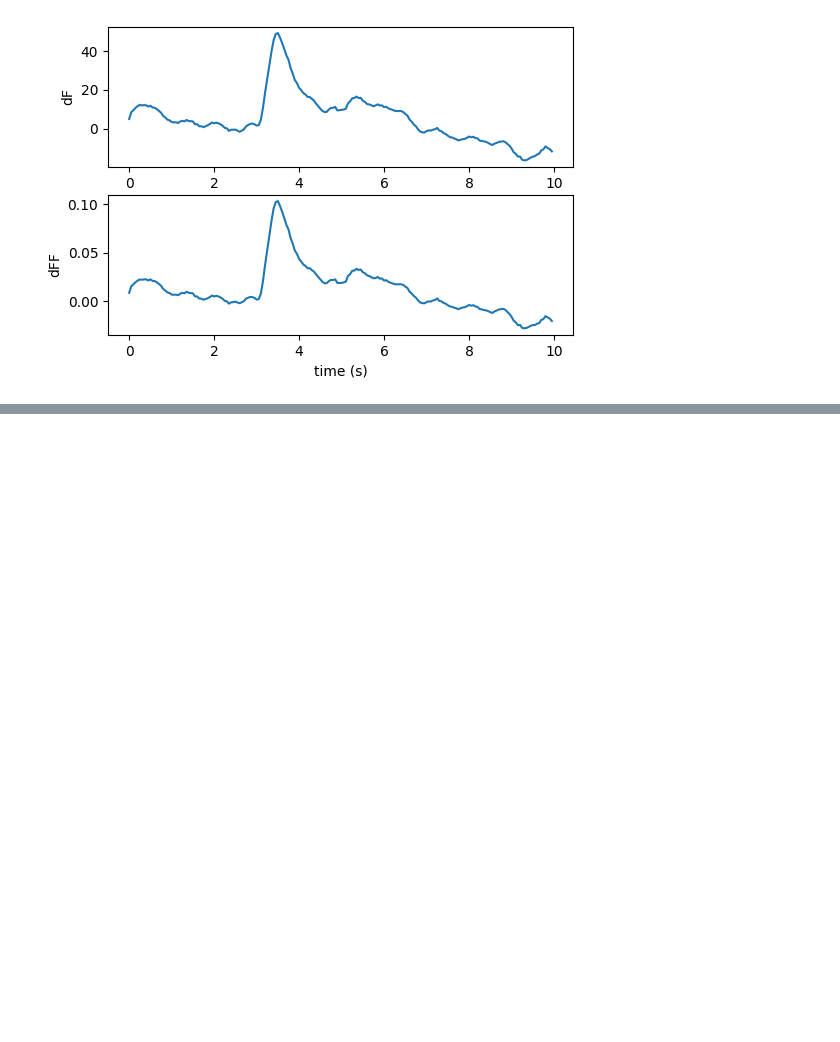
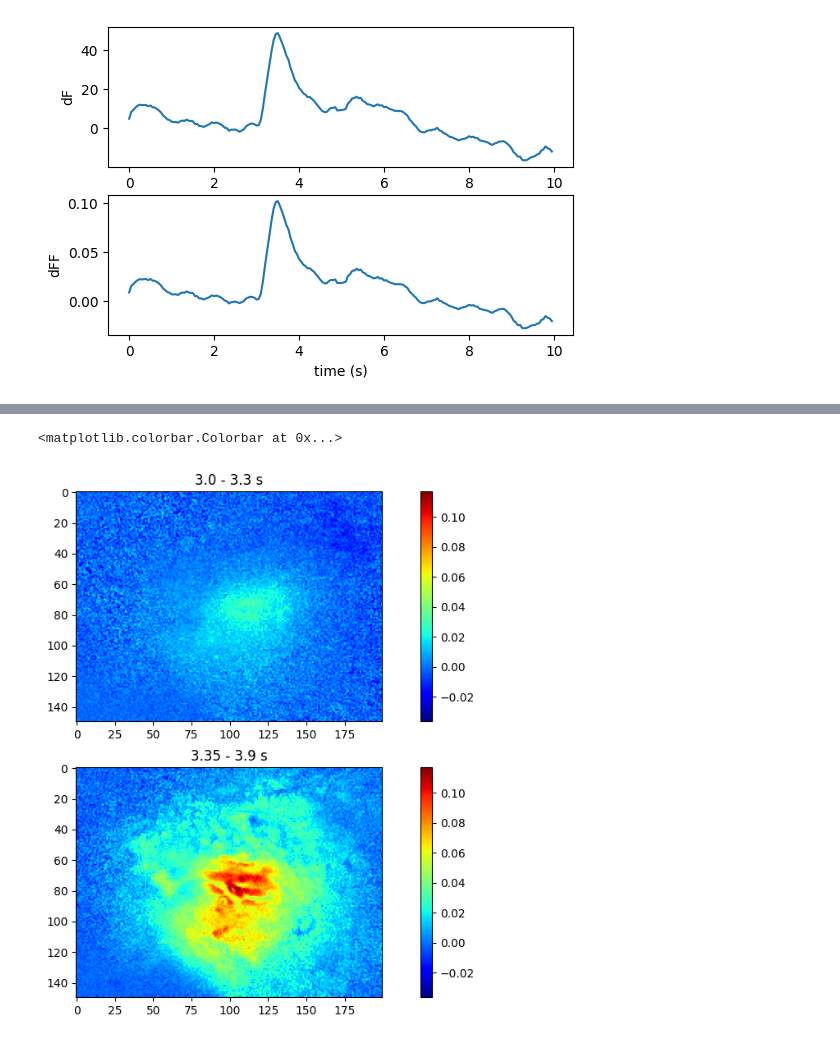
Before and after one commit to xiubert/pyFluo, a Jupyter notebook: src/avg_ROI_response.ipynb, the cells around one changed output, grey strips where cells are left out. Saved outputs shown, nothing was run; the diff lists cells and outputs as text; code cells hidden in the pictures; blank space fills up the shorter version.

```diff
--- a/src/avg_ROI_response.ipynb
+++ b/src/avg_ROI_response.ipynb
@@ -219,0 +252,24 @@ Text(0.5, 0, 'time (s)')
+# %%
+# show spatial dFF response within different time
+
+# select time intervals to average spatial dFF response
+t_temporalAvgA = (3.0,3.3)
+t_temporalAvgB = (3.35,3.9)
+
+# determine common min and max dFF for both time intervals
+# adjust colorbar to the same scale
+spatialDFFA = imgProcess.calcSpatialDFFresp(imgSeries=imgSeries, t_temporalAvg=t_temporalAvgA)
+spatialDFFB = imgProcess.calcSpatialDFFresp(imgSeries=imgSeries, t_temporalAvg=t_temporalAvgB)
+dFFmin = min(spatialDFFA.min(), spatialDFFB.min())
+dFFmax = max(spatialDFFA.max(), spatialDFFB.max())
+
+fig,ax = plt.subplots(2,1,figsize=(12,8))
+heatmapA = ax[0].imshow(spatialDFFA, cmap='jet', vmin=dFFmin, vmax=dFFmax)
+ax[0].set_title(f"{t_temporalAvgA[0]} - {t_temporalAvgA[1]} s")
+heatmapB = ax[1].imshow(spatialDFFB, cmap='jet', vmin=dFFmin, vmax=dFFmax)
+ax[1].set_title(f"{t_temporalAvgB[0]} - {t_temporalAvgB[1]} s")
+plt.colorbar(heatmapA)
+plt.colorbar(heatmapB)
+# %% [output]
+<matplotlib.colorbar.Colorbar at 0x...>
+[figure, added]
```
Also changed, not shown: parts of 5 cells of this notebook, 1 other file.
